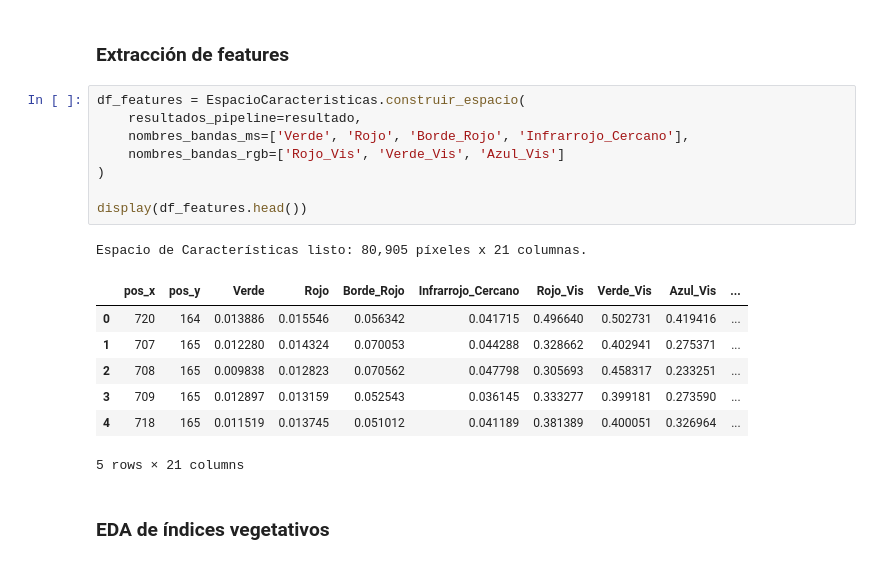
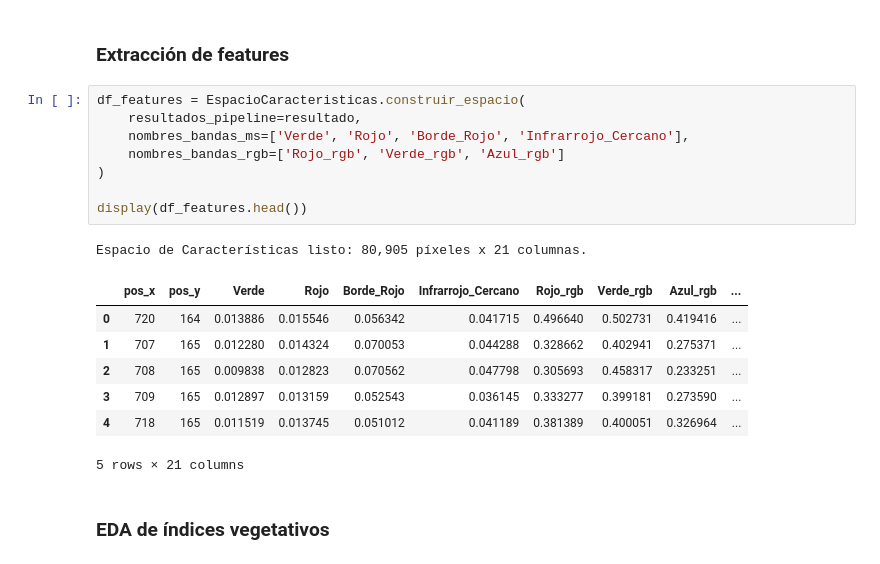
Before and after one commit to Mati279/Soybean-Phenotyping-Pipeline, a Jupyter notebook: notebooks/EDA.ipynb, the cells around one changed output. Saved outputs shown, nothing was run; the diff lists cells and outputs as text.

```diff
--- a/notebooks/EDA.ipynb
+++ b/notebooks/EDA.ipynb
@@ -80,14 +80,14 @@ Alineación espacial del DSM completada.
 # %%
 df_features = EspacioCaracteristicas.construir_espacio(
     resultados_pipeline=resultado,
     nombres_bandas_ms=['Verde', 'Rojo', 'Borde_Rojo', 'Infrarrojo_Cercano'],
-    nombres_bandas_rgb=['Rojo_Vis', 'Verde_Vis', 'Azul_Vis']
+    nombres_bandas_rgb=['Rojo_rgb', 'Verde_rgb', 'Azul_rgb']
 )
 
 display(df_features.head())
 # %% [output]
 Espacio de Características listo: 80,905 píxeles x 21 columnas.
-|  | pos_x | pos_y | Verde | Rojo | Borde_Rojo | Infrarrojo_Cercano | Rojo_Vis | Verde_Vis | Azul_Vis | ... |
+|  | pos_x | pos_y | Verde | Rojo | Borde_Rojo | Infrarrojo_Cercano | Rojo_rgb | Verde_rgb | Azul_rgb | ... |
 | 0 | 720 | 164 | 0.013886 | 0.015546 | 0.056342 | 0.041715 | 0.496640 | 0.502731 | 0.419416 | ... |
 | 1 | 707 | 165 | 0.012280 | 0.014324 | 0.070053 | 0.044288 | 0.328662 | 0.402941 | 0.275371 | ... |
 | 2 | 708 | 165 | 0.009838 | 0.012823 | 0.070562 | 0.047798 | 0.305693 | 0.458317 | 0.233251 | ... |
```
Also changed, not shown: parts of 5 cells of this notebook, 1 other file.
